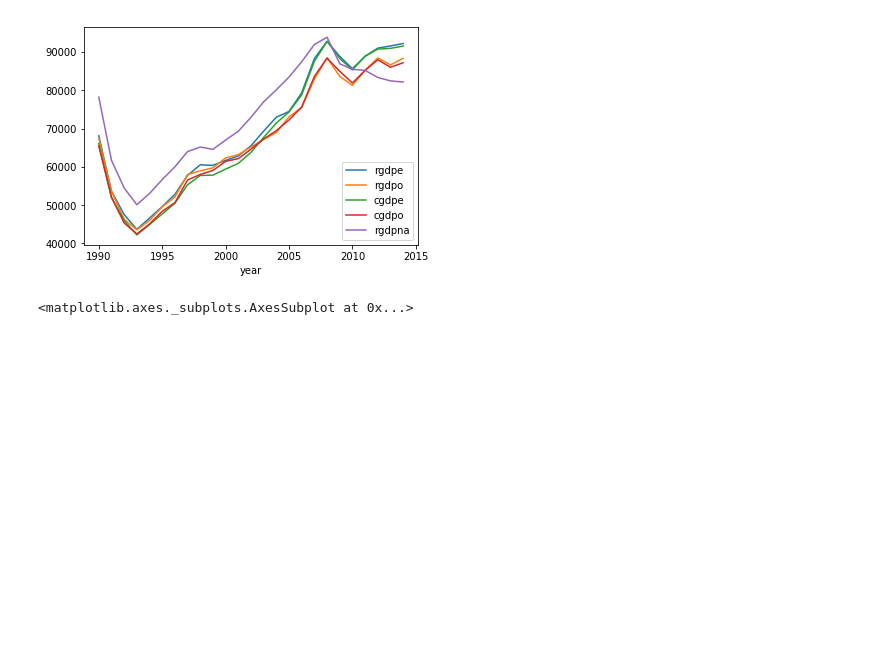
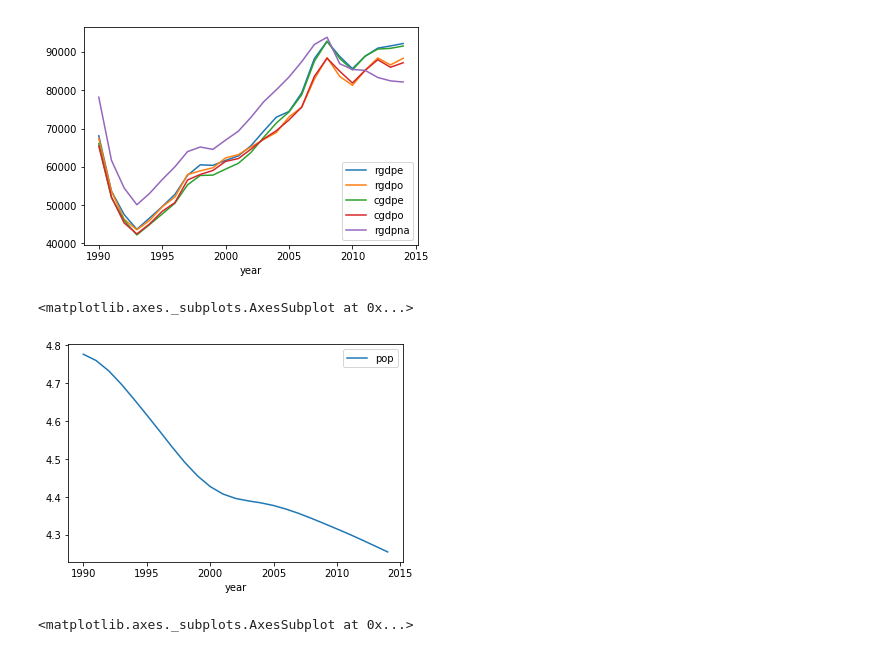
Before and after one commit to vedgar/ms, a Jupyter notebook: Penn World Table analiza.ipynb, the cells around one changed output. Cells and saved outputs as stored; diff of their text form; code cells hidden in the pictures; blank space fills up the shorter version.

```diff
--- a/Penn World Table analiza.ipynb
+++ b/Penn World Table analiza.ipynb
@@ -21,6 +42,11 @@ pwt.loc['Croatia'][['rgdpe', 'rgdpo', 'cgdpe', 'cgdpo', 'rgdpna']].plot()
 # %% [output]
 <matplotlib.axes._subplots.AxesSubplot at 0x...>
 [figure]
+# %%
+pwt.loc['Croatia'][['pop']].plot()
+# %% [output]
+<matplotlib.axes._subplots.AxesSubplot at 0x...>
+[figure, added]
 # %%
 gdp_države = pwt['cgdpe'].unstack('country')
 ggd = lambda *države: gdp_države[list(države)].plot(logy=True)
```
Also changed, not shown: parts of 4 cells of this notebook, 7 other files.
